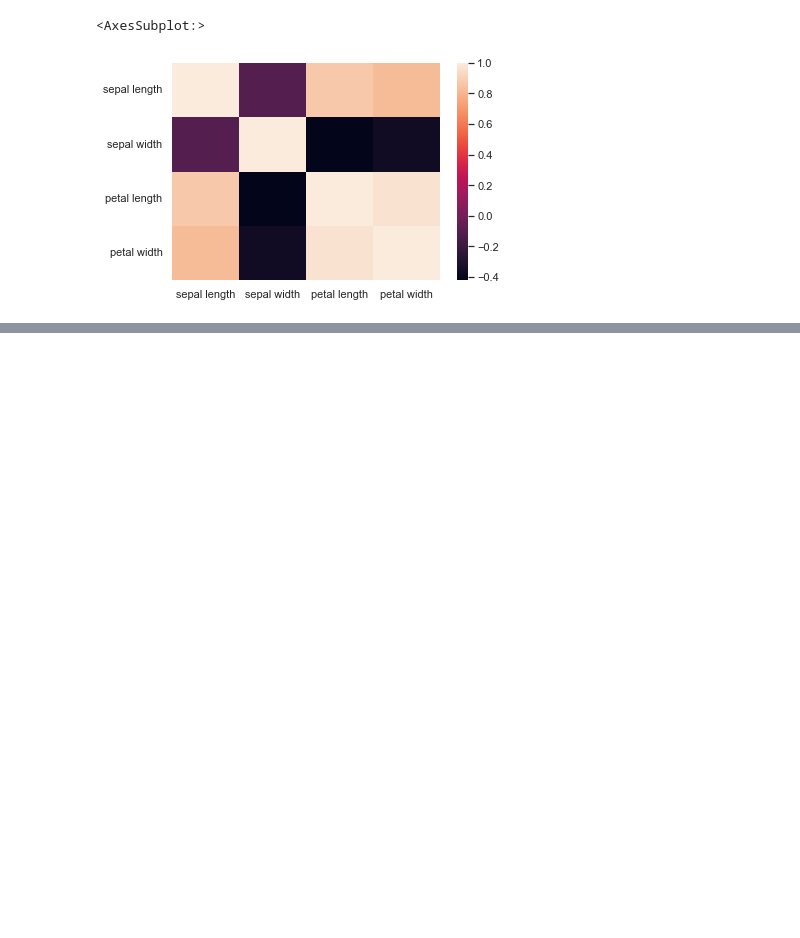
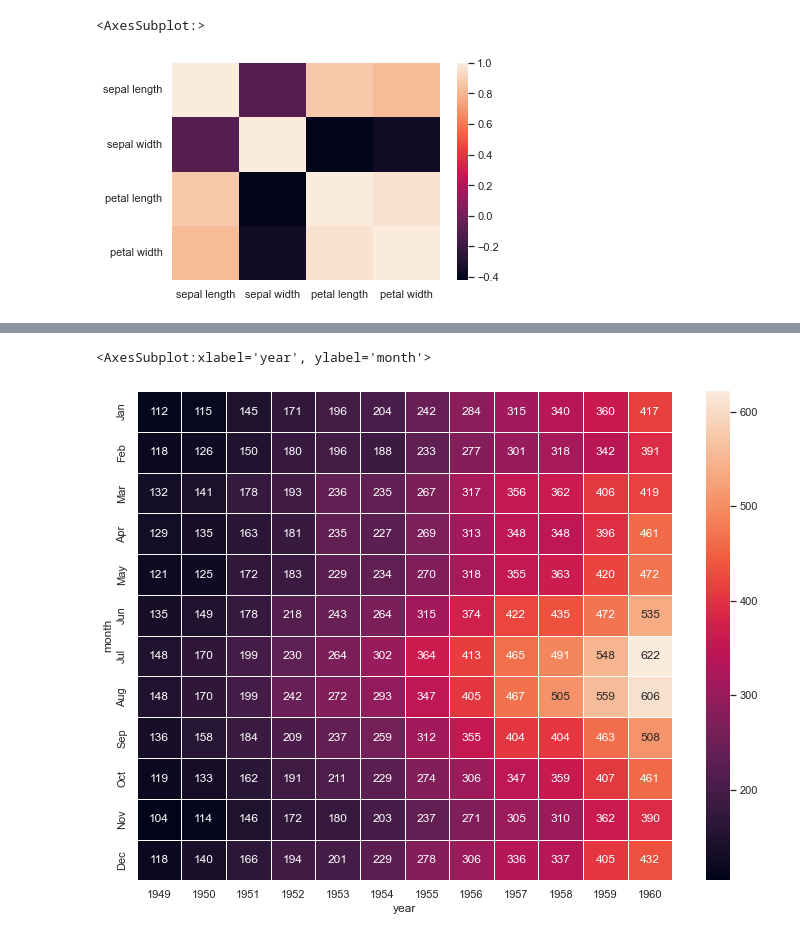
Before and after one commit to axelguerinoctave/M2Bio, a Jupyter notebook: TP 3.ipynb, the cells around one changed output, grey strips where cells are left out. Saved outputs shown, nothing was run; the diff lists cells and outputs as text; code cells hidden in the pictures; blank space fills up the shorter version.

```diff
--- a/TP 3.ipynb
+++ b/TP 3.ipynb
@@ -42,0 +137,2 @@ sns.heatmap(matcorr)
+# %%
+flights_long = sns.load_dataset("flights")
@@ -42,0 +155,2 @@ sns.heatmap(matcorr)
+# %%
+flights = flights_long.pivot("month", "year", "passengers")
@@ -42,0 +174,6 @@ sns.heatmap(matcorr)
+# %%
+f, ax = plt.subplots(figsize=(12, 9))
+sns.heatmap(flights, annot=True, fmt="d", linewidths=.5, ax=ax)
+# %% [output]
+<AxesSubplot:xlabel='year', ylabel='month'>
+[figure, added]
```
Also changed, not shown: parts of 41 cells of this notebook.
